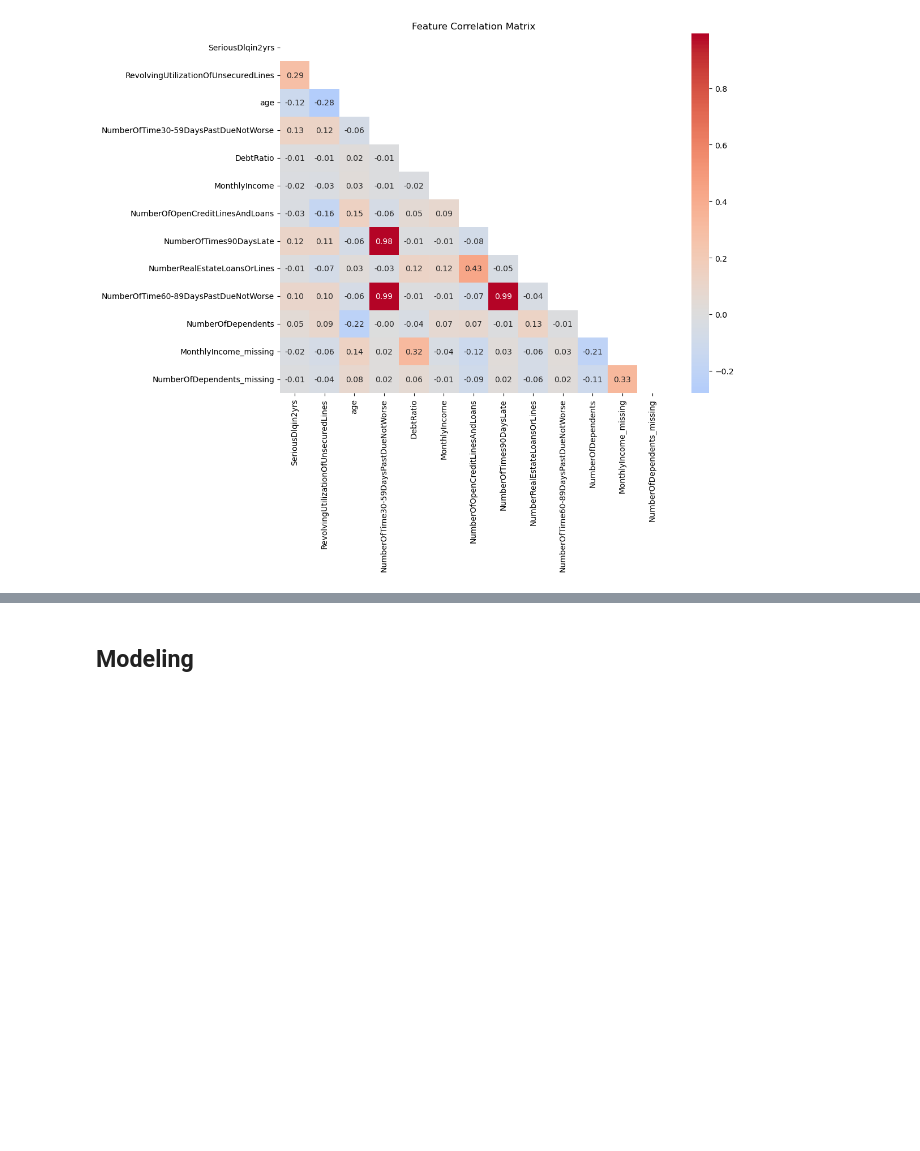
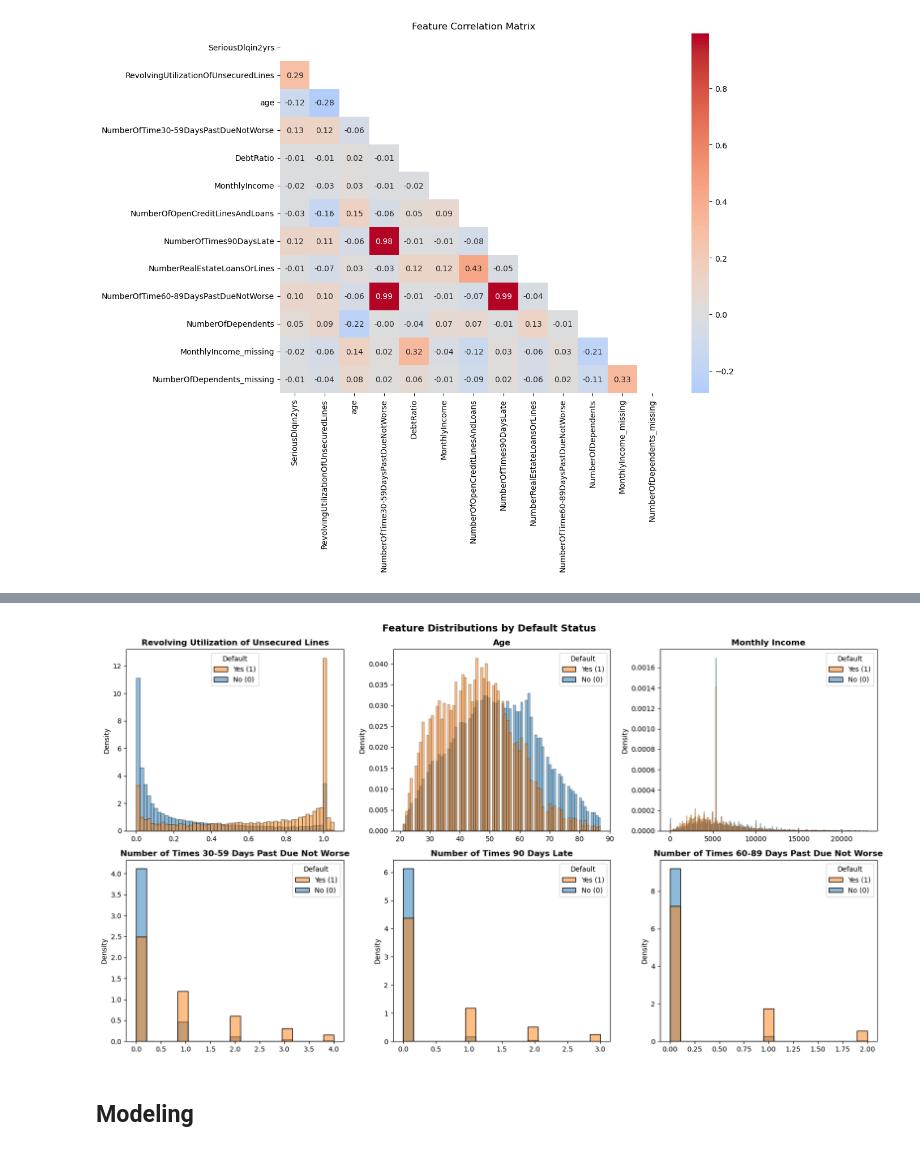
Before and after one commit to CesarAguirre9/Credit_Default_Classifier, a Jupyter notebook: credit_default_classifier.ipynb, the cells around one changed output, grey strips where cells are left out. Drawn from its saved outputs; the diff is of its cells as text; code cells hidden in the pictures; blank space fills up the shorter version.

```diff
--- a/credit_default_classifier.ipynb
+++ b/credit_default_classifier.ipynb
@@ -287,3 +310,40 @@ plt.show()
+# %%
+features = [
+    ('RevolvingUtilizationOfUnsecuredLines', 'Revolving Utilization of Unsecured Lines'),
+    ('age',                                  'Age'),
+    ('MonthlyIncome',                        'Monthly Income'),
+    ('NumberOfTime30-59DaysPastDueNotWorse', 'Number of Times 30-59 Days Past Due Not Worse'),
+    ('NumberOfTimes90DaysLate',              'Number of Times 90 Days Late'),
+    ('NumberOfTime60-89DaysPastDueNotWorse', 'Number of Times 60-89 Days Past Due Not Worse'),
+]
+
+df['Default'] = df['SeriousDlqin2yrs'].map({0: 'No (0)', 1: 'Yes (1)'})
+
+fig, axes = plt.subplots(2, 3, figsize=(16, 9))
+axes = axes.flatten()
+
+for ax, (col, label) in zip(axes, features):
+    clip_val = df[col].quantile(0.99)
+    plot_df  = df[df[col] <= clip_val]
+
+    sns.histplot(
+        data=plot_df, x=col,
+        hue='Default',
+        stat='density',
+        common_norm=False,
+        alpha=0.5,
+        palette={'No (0)': '#1f77b4', 'Yes (1)': '#ff7f0e'},
+        ax=ax
+    )
+    ax.set_title(label, fontsize=12, fontweight='bold')
+    ax.set_xlabel('')
+    ax.get_legend().set_title('Default')
+
+plt.suptitle('Feature Distributions by Default Status', fontsize=14, fontweight='bold')
+plt.tight_layout()
+plt.show()
+# %% [output]
+[figure, added]
 # %% [markdown]
 ## Modeling
 # %%
```
Also changed, not shown: parts of 13 cells of this notebook.
